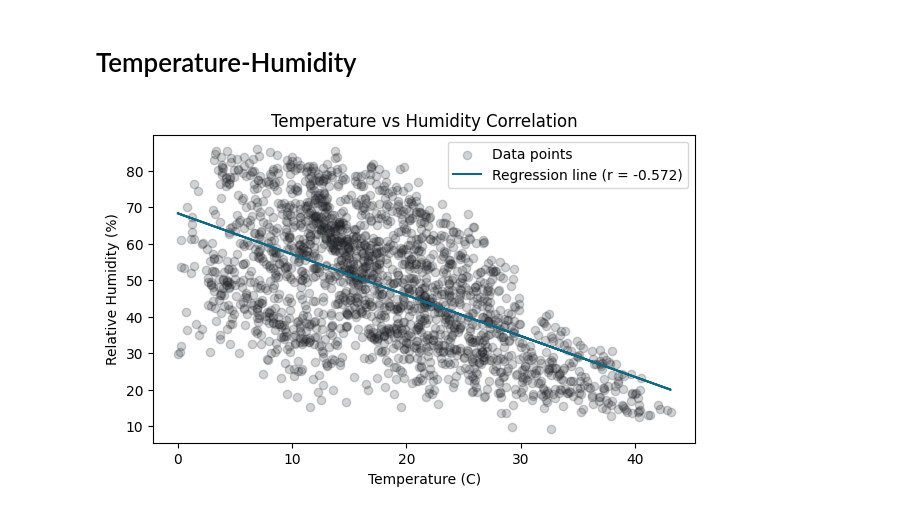
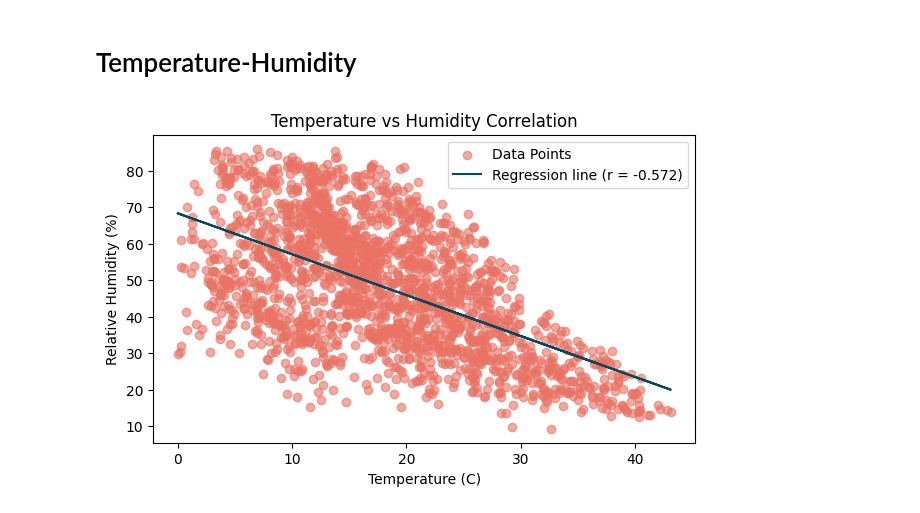
Before and after one commit to lancemarcobalthub/MATHEDA, a Jupyter notebook: lab-5-correlation.ipynb, the cells around one changed output. Saved outputs shown, nothing was run; the diff lists cells and outputs as text; code cells hidden in the pictures.

```diff
--- a/lab-5-correlation.ipynb
+++ b/lab-5-correlation.ipynb
@@ -187,27 +167,27 @@ plt.show()
 # %%
 # regression line
 x = air['Temperature']
 y = air['Relative_Humidity']
 
 # regression line
 slope, intercept, r_value, p_value, std_err = stats.linregress(x,y)
 line = slope * x + intercept
 
 # scatter plot
 plt.figure(figsize=(7,4))
 plt.scatter(x,y,
-            color='#1C1F24',
-            alpha=0.2,
-            label='Data points')
+            color='#E97263',
+            alpha=0.6,
+            label='Data Points')
 
 # line plot
 plt.plot(x, line,
-         color='#126782',
+         color='#02495E',
          label=f'Regression line (r = {r_value:.3f})')
 plt.title('Temperature vs Humidity Correlation')
 plt.ylabel('Relative Humidity (%)')
 plt.xlabel('Temperature (C)')
 plt.legend()
 plt.show()
 # %% [output]
-[figure, old version]
+[figure, new version]
```
Also changed, not shown: parts of 7 cells of this notebook.
